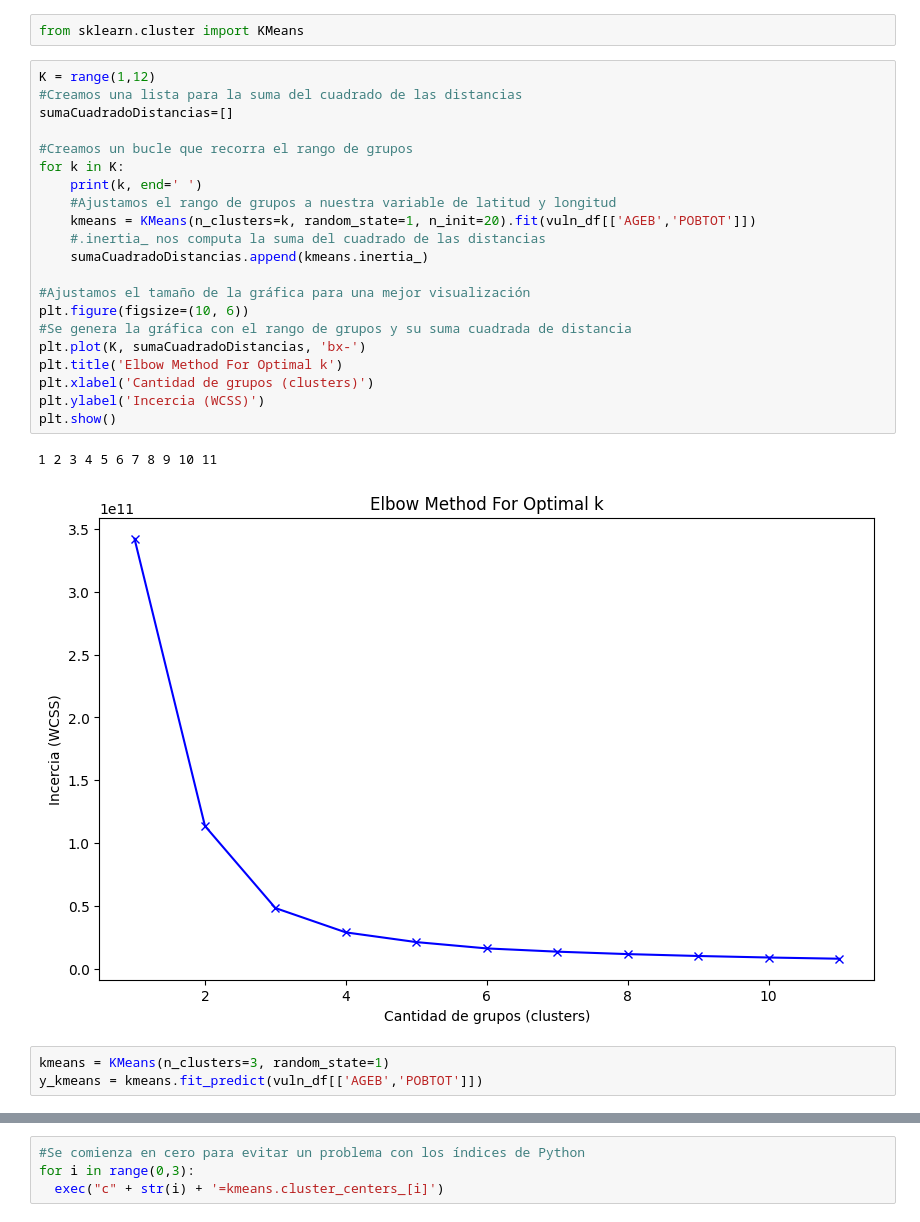
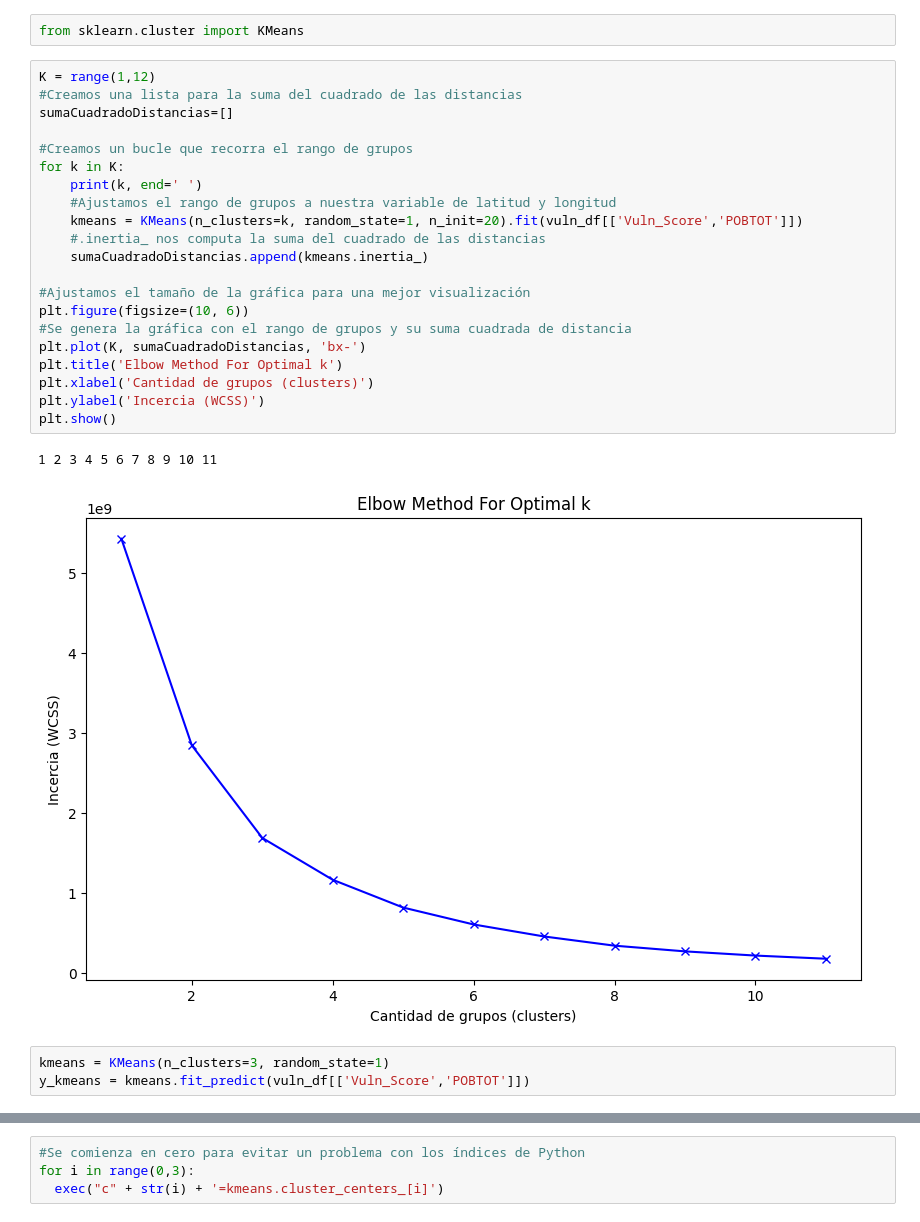
Before and after one commit to LH-1169213/IslasDeCalor, a Jupyter notebook: EDA_SCITEL_INEGI_Avance_4.ipynb, the cells around one changed output, grey strips where cells are left out. Saved outputs shown, nothing was run; the diff lists cells and outputs as text.

```diff
--- a/EDA_SCITEL_INEGI_Avance_4.ipynb
+++ b/EDA_SCITEL_INEGI_Avance_4.ipynb
@@ -2446,30 +2446,30 @@ from sklearn.cluster import KMeans
 # %%
 K = range(1,12)
 #Creamos una lista para la suma del cuadrado de las distancias
 sumaCuadradoDistancias=[]
 
 #Creamos un bucle que recorra el rango de grupos
 for k in K:
     print(k, end=' ')
     #Ajustamos el rango de grupos a nuestra variable de latitud y longitud
-    kmeans = KMeans(n_clusters=k, random_state=1, n_init=20).fit(vuln_df[['AGEB','POBTOT']])
+    kmeans = KMeans(n_clusters=k, random_state=1, n_init=20).fit(vuln_df[['Vuln_Score','POBTOT']])
     #.inertia_ nos computa la suma del cuadrado de las distancias
     sumaCuadradoDistancias.append(kmeans.inertia_)
 
 #Ajustamos el tamaño de la gráfica para una mejor visualización
 plt.figure(figsize=(10, 6))
 #Se genera la gráfica con el rango de grupos y su suma cuadrada de distancia
 plt.plot(K, sumaCuadradoDistancias, 'bx-')
 plt.title('Elbow Method For Optimal k')
 plt.xlabel('Cantidad de grupos (clusters)')
 plt.ylabel('Incercia (WCSS)')
 plt.show()
 # %% [output]
 1 2 3 4 5 6 7 8 9 10 11
-[figure, old version]
+[figure, new version]
 # %%
 kmeans = KMeans(n_clusters=3, random_state=1)
-y_kmeans = kmeans.fit_predict(vuln_df[['AGEB','POBTOT']])
+y_kmeans = kmeans.fit_predict(vuln_df[['Vuln_Score','POBTOT']])
 # %%
 centros=kmeans.cluster_centers_
 for i in range(0,3):
```
Also changed, not shown: parts of 5 cells of this notebook.
